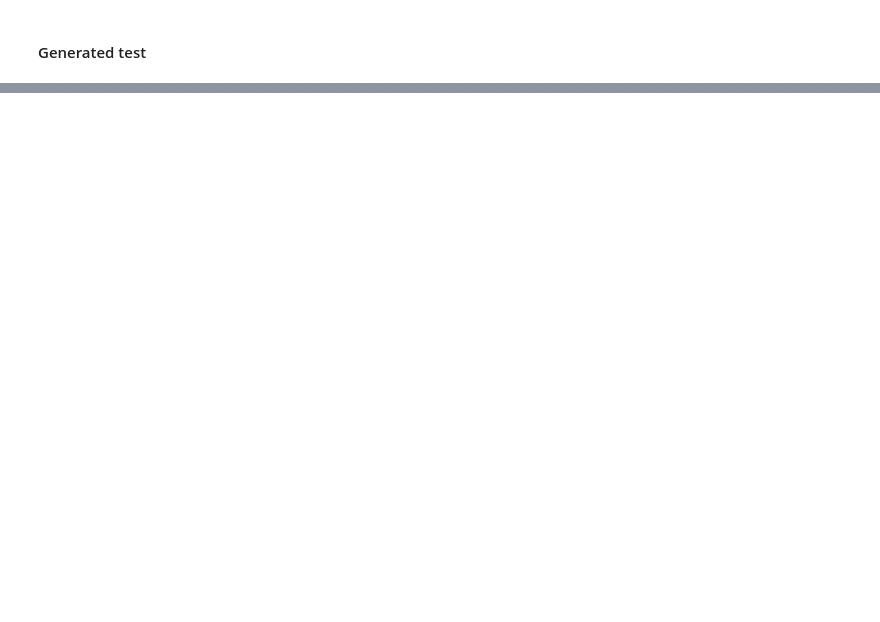
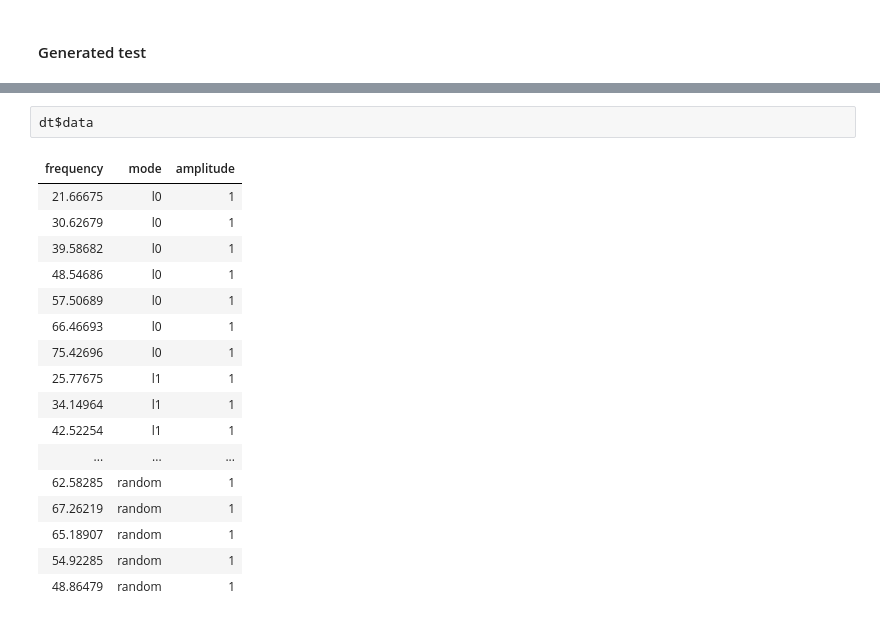
Before and after one commit to rmaestre/variableStars, a Jupyter notebook: docs/GPU/conv_3channels.ipynb, the cells around one changed output, grey strips where cells are left out. Cells and saved outputs as stored; diff of their text form; blank space fills up the shorter version.

```diff
--- a/docs/GPU/conv_3channels.ipynb
+++ b/docs/GPU/conv_3channels.ipynb
@@ -987,0 +985,20 @@ legend(
+# %%
+dt$data
+# %% [output]
+| frequency | mode | amplitude |
+| 21.66675 | l0 | 1 |
+| 30.62679 | l0 | 1 |
+| 39.58682 | l0 | 1 |
+| 48.54686 | l0 | 1 |
+| 57.50689 | l0 | 1 |
+| 66.46693 | l0 | 1 |
+| 75.42696 | l0 | 1 |
+| 25.77675 | l1 | 1 |
+| 34.14964 | l1 | 1 |
+| 42.52254 | l1 | 1 |
+| ... | ... | ... |
+| 62.58285 | random | 1 |
+| 67.26219 | random | 1 |
+| 65.18907 | random | 1 |
+| 54.92285 | random | 1 |
+| 48.86479 | random | 1 |
```
Also changed, not shown: parts of 12 cells of this notebook, 6 other files.
